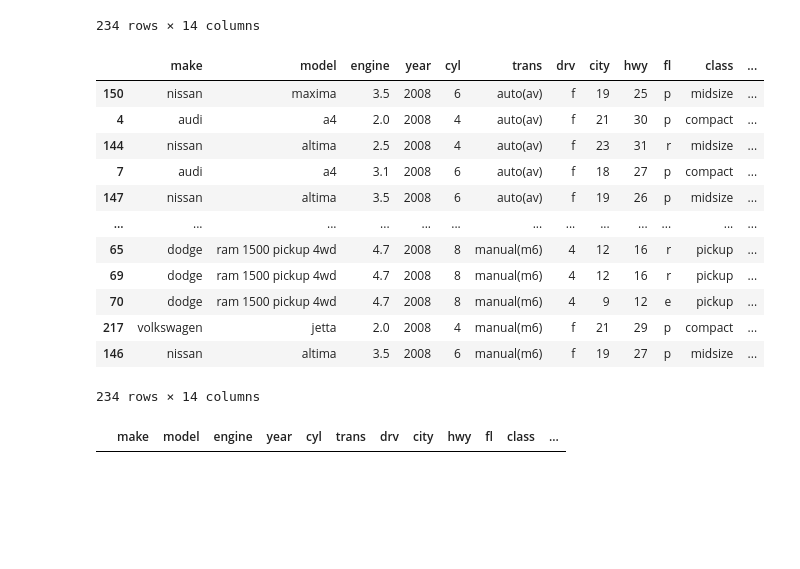
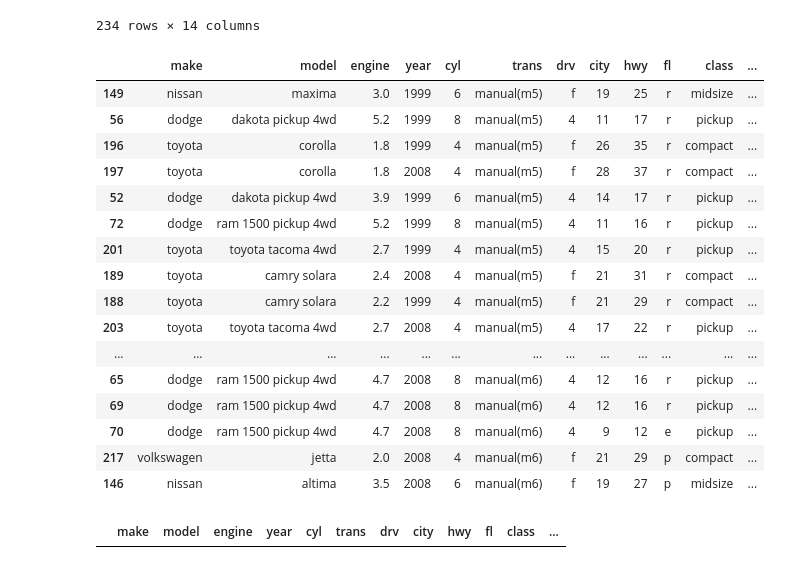
Before and after one commit to MagdalenaRahn/data-science-libraries, a Jupyter notebook: pandas_advanced_dataframes_exercises_15nov22.ipynb, the cells around one changed output. Drawn from its saved outputs; the diff is of its cells as text; code cells hidden in the pictures; blank space fills up the shorter version.

Commit message:
Adding ypdated exercises and lessons on Pandas dataframes.

```diff
--- a/pandas_advanced_dataframes_exercises_15nov22.ipynb
+++ b/pandas_advanced_dataframes_exercises_15nov22.ipynb
@@ -285,0 +338,6 @@ mpg
+# %%
+# 14 this is the way, pt2
+
+
+mpg['is_automatic'] = mpg['trans'].str.startswith('a')
+mpg.head()
@@ -387,21 +529,25 @@ mpg
 | 234 | volkswagen | passat | 3.6 | 2008 | 6 | auto(s6) | f | 17 | 26 | p | midsize | ... |
 234 rows × 14 columns
 # %%
-mpg.sort_values('trans', ascending = True)
+mpg.sort_values('trans', ascending = True).tail(77)
 # %% [output]
 |  | make | model | engine | year | cyl | trans | drv | city | hwy | fl | class | ... |
-| 150 | nissan | maxima | 3.5 | 2008 | 6 | auto(av) | f | 19 | 25 | p | midsize | ... |
-| 4 | audi | a4 | 2.0 | 2008 | 4 | auto(av) | f | 21 | 30 | p | compact | ... |
-| 144 | nissan | altima | 2.5 | 2008 | 4 | auto(av) | f | 23 | 31 | r | midsize | ... |
-| 7 | audi | a4 | 3.1 | 2008 | 6 | auto(av) | f | 18 | 27 | p | compact | ... |
-| 147 | nissan | altima | 3.5 | 2008 | 6 | auto(av) | f | 19 | 26 | p | midsize | ... |
+| 149 | nissan | maxima | 3.0 | 1999 | 6 | manual(m5) | f | 19 | 25 | r | midsize | ... |
+| 56 | dodge | dakota pickup 4wd | 5.2 | 1999 | 8 | manual(m5) | 4 | 11 | 17 | r | pickup | ... |
+| 196 | toyota | corolla | 1.8 | 1999 | 4 | manual(m5) | f | 26 | 35 | r | compact | ... |
+| 197 | toyota | corolla | 1.8 | 2008 | 4 | manual(m5) | f | 28 | 37 | r | compact | ... |
+| 52 | dodge | dakota pickup 4wd | 3.9 | 1999 | 6 | manual(m5) | 4 | 14 | 17 | r | pickup | ... |
+| 72 | dodge | ram 1500 pickup 4wd | 5.2 | 1999 | 8 | manual(m5) | 4 | 11 | 16 | r | pickup | ... |
+| 201 | toyota | toyota tacoma 4wd | 2.7 | 1999 | 4 | manual(m5) | 4 | 15 | 20 | r | pickup | ... |
+| 189 | toyota | camry solara | 2.4 | 2008 | 4 | manual(m5) | f | 21 | 31 | r | compact | ... |
+| 188 | toyota | camry solara | 2.2 | 1999 | 4 | manual(m5) | f | 21 | 29 | r | compact | ... |
+| 203 | toyota | toyota tacoma 4wd | 2.7 | 2008 | 4 | manual(m5) | 4 | 17 | 22 | r | pickup | ... |
 | ... | ... | ... | ... | ... | ... | ... | ... | ... | ... | ... | ... | ... |
 | 65 | dodge | ram 1500 pickup 4wd | 4.7 | 2008 | 8 | manual(m6) | 4 | 12 | 16 | r | pickup | ... |
 | 69 | dodge | ram 1500 pickup 4wd | 4.7 | 2008 | 8 | manual(m6) | 4 | 12 | 16 | r | pickup | ... |
 | 70 | dodge | ram 1500 pickup 4wd | 4.7 | 2008 | 8 | manual(m6) | 4 | 9 | 12 | e | pickup | ... |
 | 217 | volkswagen | jetta | 2.0 | 2008 | 4 | manual(m6) | f | 21 | 29 | p | compact | ... |
 | 146 | nissan | altima | 3.5 | 2008 | 6 | manual(m6) | f | 19 | 27 | p | midsize | ... |
-234 rows × 14 columns
 # %%
 man56 = mpg[mpg['trans'] == ('manual(m5)', 'manual(m6)')].groupby('average_mileage')
 man56.head()
```
Also changed, not shown: parts of 59 cells of this notebook, 1 other file.
